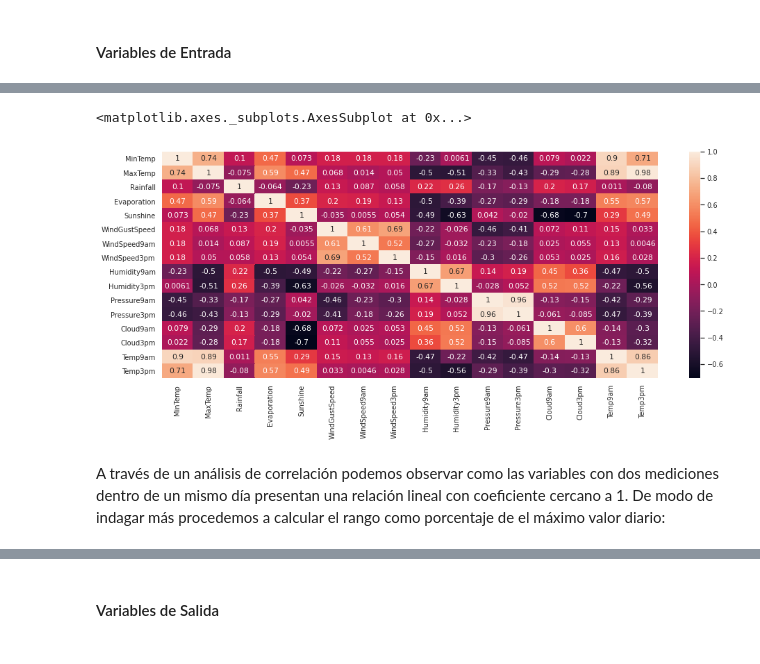
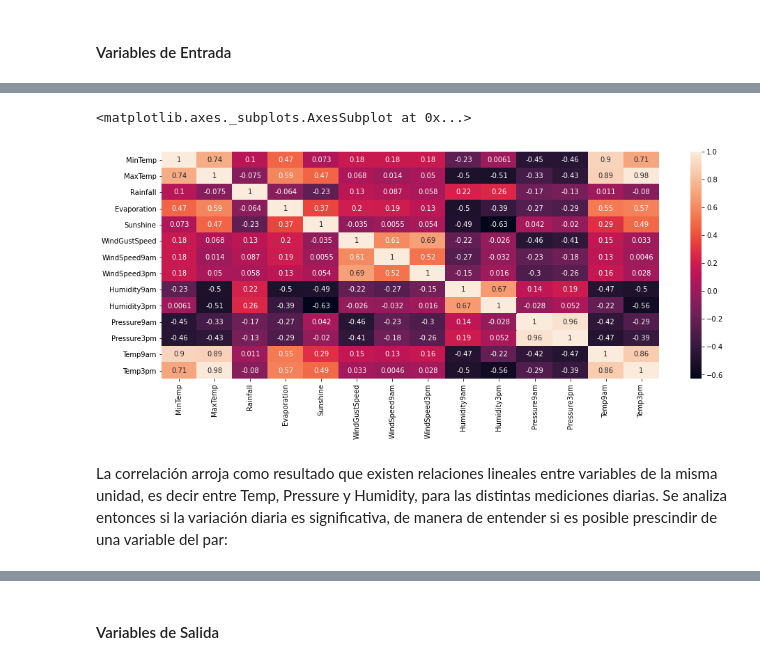
Before and after one commit to AlfonsoRafel/Posgrado-IA---UBA, a Jupyter notebook: 11. Analisis de Datos/TP_Integrador_Análisis_de_datos5_Alfonso_Rafel.ipynb, the cells around one changed output, grey strips where cells are left out. Cells and saved outputs as stored; diff of their text form; code cells hidden in the pictures.

```diff
--- a/11. Analisis de Datos/TP_Integrador_Análisis_de_datos5_Alfonso_Rafel.ipynb
+++ b/11. Analisis de Datos/TP_Integrador_Análisis_de_datos5_Alfonso_Rafel.ipynb
@@ -184,0 +108,4 @@ A partir de lo observado en los histogramas podemos realizar las siguientes asev
+# %%
+df_num = df.drop(df[['Cloud3pm','Cloud9am','Location', 'WindGustDir', 'Date', 'WindDir9am', 'WindDir3pm', 'RainToday',
+                     'RainTomorrow']], axis=1, inplace=False)
+df_hist = df_num.hist(bins=30, figsize=(18,12))
@@ -185,11 +167,11 @@ A partir de lo observado en los histogramas podemos realizar las siguientes asev
 # %%
 plt.figure(figsize=(16, 6))
-sns.heatmap(df.corr(), annot=True )
+sns.heatmap(df_num.corr(), annot=True )
 # %% [output]
 <matplotlib.axes._subplots.AxesSubplot at 0x...>
-[figure, old version]
+[figure, new version]
-# %% [markdown]
-A través de un análisis de correlación podemos observar como las variables con dos mediciones dentro de un mismo día presentan una relación lineal con coeficiente cercano a 1. De modo de indagar más procedemos a calcular el rango como porcentaje de el máximo valor diario:
+# %% [markdown]
+La correlación arroja como resultado que existen relaciones lineales entre variables de la misma unidad, es decir entre Temp, Pressure y Humidity, para las distintas mediciones diarias. Se analiza entonces si la variación diaria es significativa, de manera de entender si es posible prescindir de una variable del par:
 # %%
 pressure_dif = abs(df.Pressure3pm - df.Pressure9am)/max(df.Pressure3pm)*100
 plt.figure(figsize=(18, 3))
```
Also changed, not shown: parts of 125 cells of this notebook.
